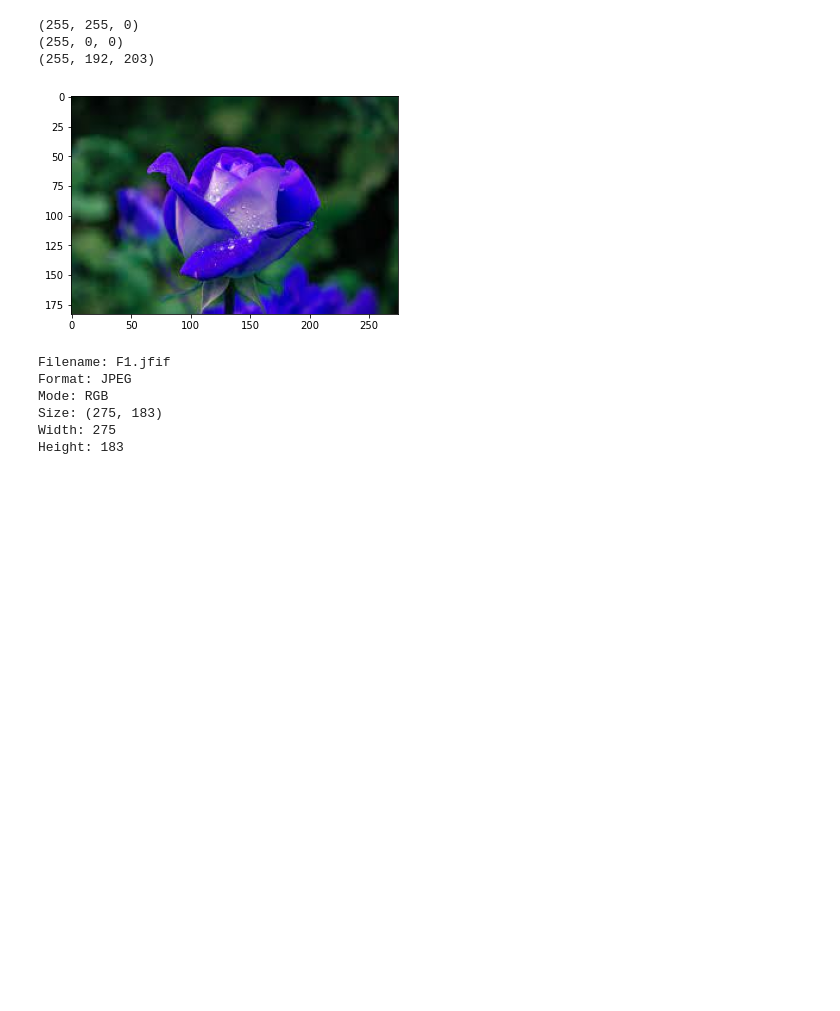
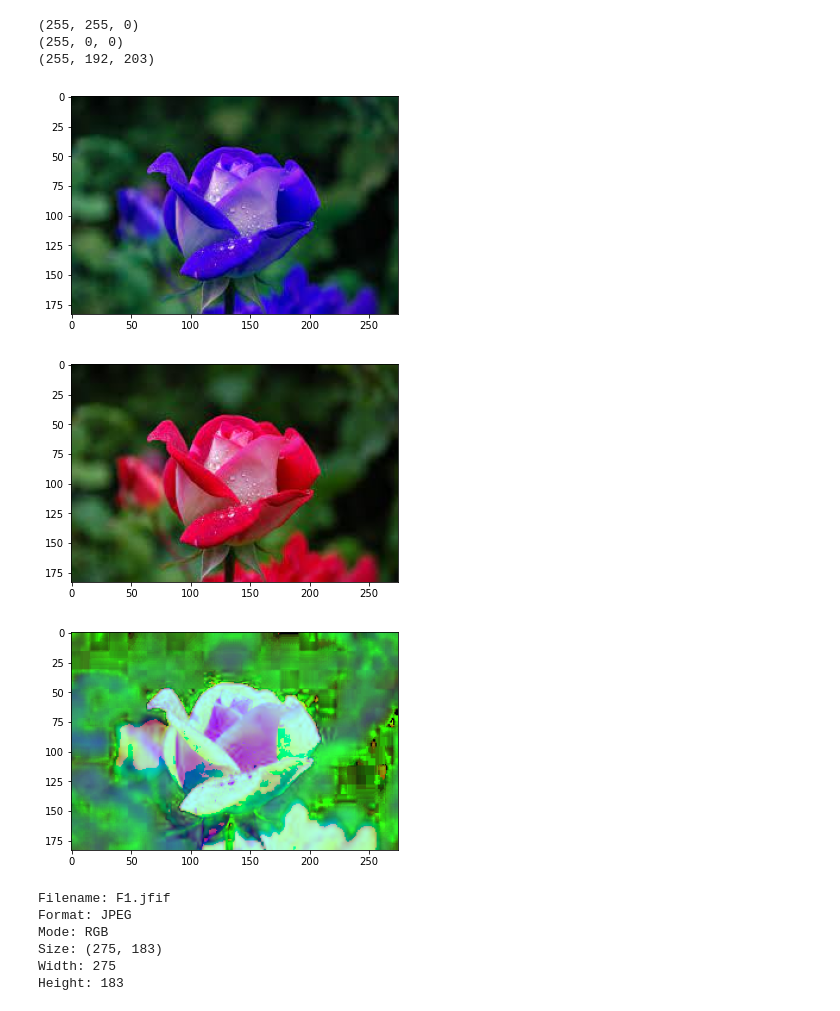
Before and after one commit to Sathwikak96/IMAGE-PROCESSING, a Jupyter notebook: program1.ipynb, the cells around one changed output. Saved outputs shown, nothing was run; the diff lists cells and outputs as text; code cells hidden in the pictures; blank space fills up the shorter version.

```diff
--- a/program1.ipynb
+++ b/program1.ipynb
@@ -46,16 +46,20 @@ img.show()
 # %%
 import cv2
 import matplotlib.pyplot as plt
 import numpy as np
 img=cv2.imread('F1.jfif')
 plt.imshow(img)
 plt.show()
 img=cv2.cvtColor(img,cv2.COLOR_BGR2RGB)
+plt.imshow(img)
 plt.show()
 img=cv2.cvtColor(img,cv2.COLOR_RGB2HSV)
+plt.imshow(img)
 plt.show()
 # %% [output]
 [figure]
+[figure, added]
+[figure, added]
 # %%
 from PIL import Image
 image=Image.open('F1.jfif')
```
